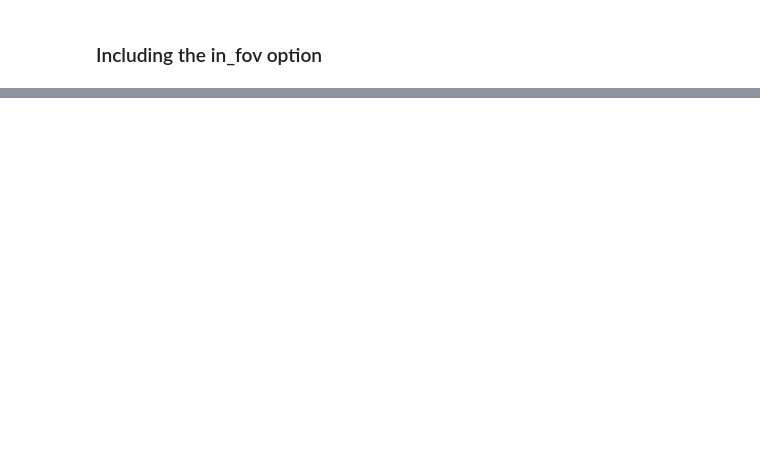
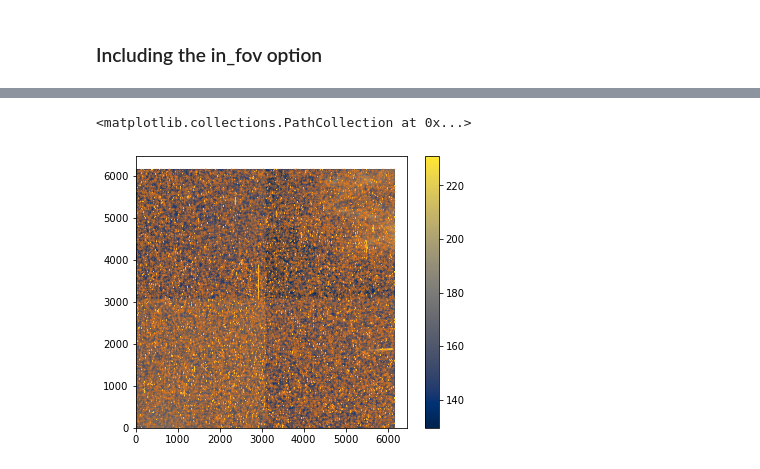
Before and after one commit to MickaelRigault/ztfimg, a Jupyter notebook: docs/notebooks/catalogs.ipynb, the cells around one changed output, grey strips where cells are left out. Cells and saved outputs as stored; diff of their text form; code cells hidden in the pictures; blank space fills up the shorter version.

Commit message:
get_catalog from CCD

```diff
--- a/docs/notebooks/catalogs.ipynb
+++ b/docs/notebooks/catalogs.ipynb
@@ -141,0 +143,4 @@ ax.scatter(*cat[["x", "y"]].values.T, s=1, marker="x", color="C1", alpha=0.5)
+# %%
+ccdimg = qimg.get_ccd()
+# %%
+cat_ccd = ccdimg.get_catalog("gaia", in_fov=True) # drop_duplicate=True is useless with in_fov (per quadrant)
@@ -141,0 +157,13 @@ ax.scatter(*cat[["x", "y"]].values.T, s=1, marker="x", color="C1", alpha=0.5)
+# %%
+%matplotlib inline
+
+# show the data
+fig = ccdimg.show()
+# access the main panel axes
+ax = fig.axes[0]
+
+# show the expected catalog star location within the image
+ax.scatter(*cat_ccd[["x", "y"]].values.T, s=1, marker="x", color="C1", alpha=0.2)
+# %% [output]
+<matplotlib.collections.PathCollection at 0x...>
+[figure, added]
```
Also changed, not shown: parts of 8 cells of this notebook, 1 other file.
